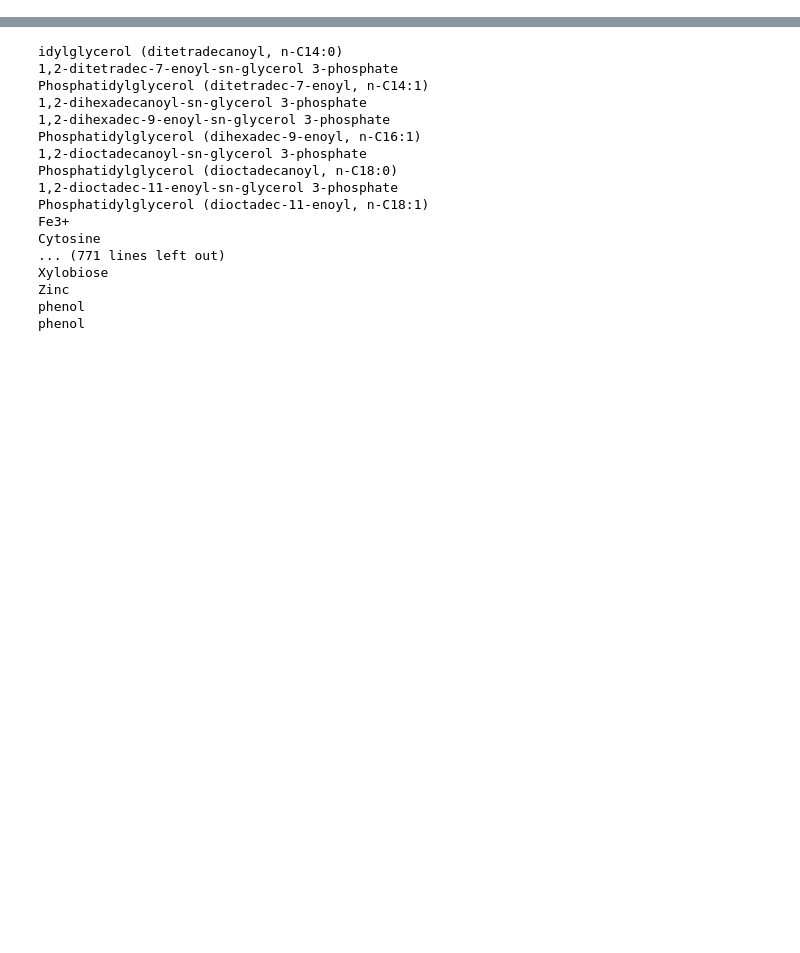
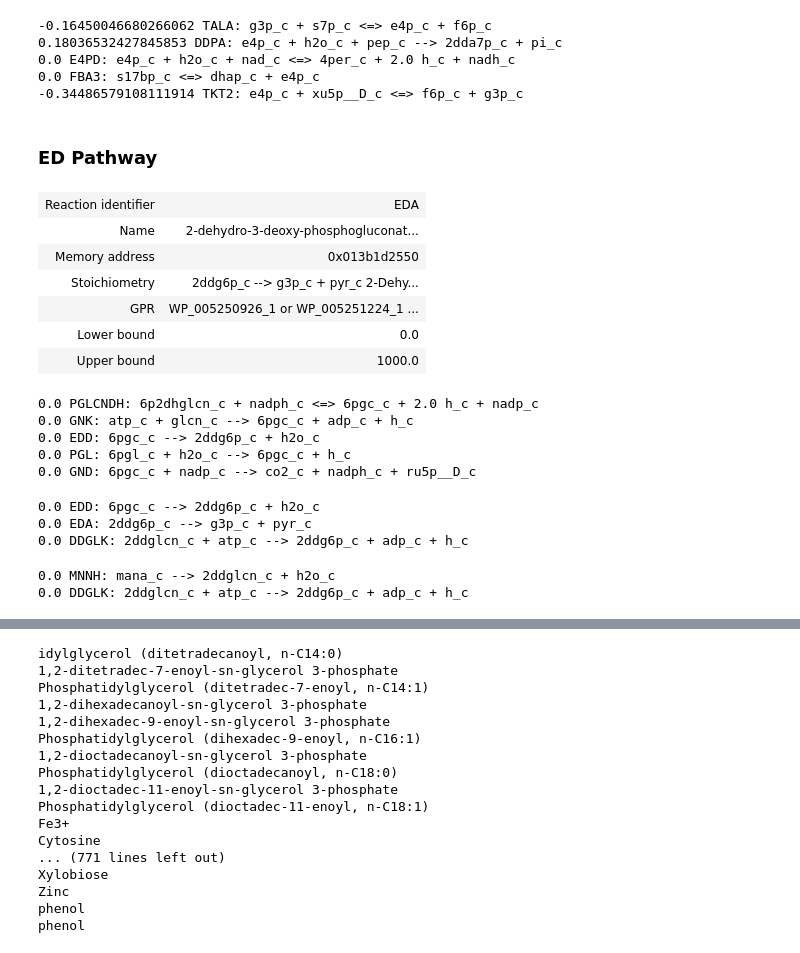
Before and after one commit to LBLQMM/RhodococcusGSM, a Jupyter notebook: Biodesign_gr/notebooks/Test_notebook.ipynb, the cells around one changed output, grey strips where cells are left out. Saved outputs shown, nothing was run; the diff lists cells and outputs as text; code cells hidden in the pictures; blank space fills up the shorter version.

```diff
--- a/Biodesign_gr/notebooks/Test_notebook.ipynb
+++ b/Biodesign_gr/notebooks/Test_notebook.ipynb
@@ -36,0 +545,45 @@ WP_005239747_1 or WP_005245250_1
+# %%
+for r in model.metabolites.get_by_id('e4p_c').reactions:
+    print(solution.fluxes[r.id], r)
+# %% [output]
+-0.16450046680266062 TALA: g3p_c + s7p_c <=> e4p_c + f6p_c
+0.18036532427845853 DDPA: e4p_c + h2o_c + pep_c --> 2dda7p_c + pi_c
+0.0 E4PD: e4p_c + h2o_c + nad_c <=> 4per_c + 2.0 h_c + nadh_c
+0.0 FBA3: s17bp_c <=> dhap_c + e4p_c
+-0.34486579108111914 TKT2: e4p_c + xu5p__D_c <=> f6p_c + g3p_c
+# %% [markdown]
+### ED Pathway
+# %%
+model.reactions.get_by_id('EDA')
+# %% [output]
+| Reaction identifier | EDA |
+| Name | 2-dehydro-3-deoxy-phosphogluconat... |
+| Memory address | 0x013b1d2550 |
+| Stoichiometry | 2ddg6p_c --> g3p_c + pyr_c 2-Dehy... |
+| GPR | WP_005250926_1 or WP_005251224_1 ... |
+| Lower bound | 0.0 |
+| Upper bound | 1000.0 |
+# %%
+for r in model.metabolites.get_by_id('6pgc_c').reactions:
+    print(solution.fluxes[r.id], r)
+# %% [output]
+0.0 PGLCNDH: 6p2dhglcn_c + nadph_c <=> 6pgc_c + 2.0 h_c + nadp_c
+0.0 GNK: atp_c + glcn_c --> 6pgc_c + adp_c + h_c
+0.0 EDD: 6pgc_c --> 2ddg6p_c + h2o_c
+0.0 PGL: 6pgl_c + h2o_c --> 6pgc_c + h_c
+0.0 GND: 6pgc_c + nadp_c --> co2_c + nadph_c + ru5p__D_c
+# %%
+# KDPG
+for r in model.metabolites.get_by_id('2ddg6p_c').reactions:
+    print(solution.fluxes[r.id], r)
+# %% [output]
+0.0 EDD: 6pgc_c --> 2ddg6p_c + h2o_c
+0.0 EDA: 2ddg6p_c --> g3p_c + pyr_c
+0.0 DDGLK: 2ddglcn_c + atp_c --> 2ddg6p_c + adp_c + h_c
+# %%
+# KDPG
+for r in model.metabolites.get_by_id('2ddglcn_c').reactions:
+    print(solution.fluxes[r.id], r)
+# %% [output]
+0.0 MNNH: mana_c --> 2ddglcn_c + h2o_c
+0.0 DDGLK: 2ddglcn_c + atp_c --> 2ddg6p_c + adp_c + h_c
```
Also changed, not shown: parts of 86 cells of this notebook.
